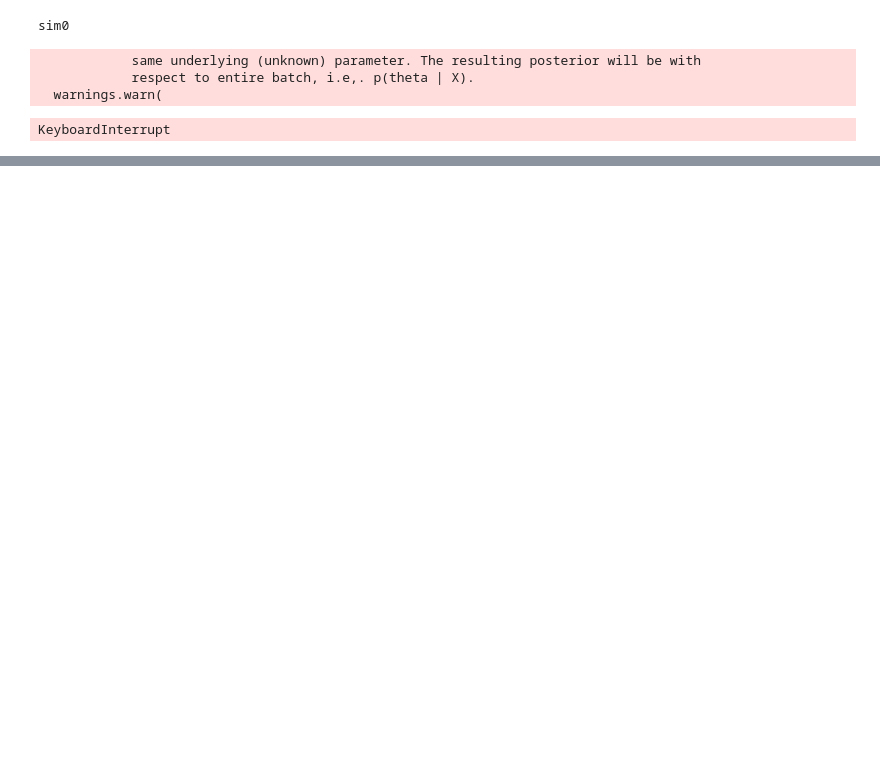
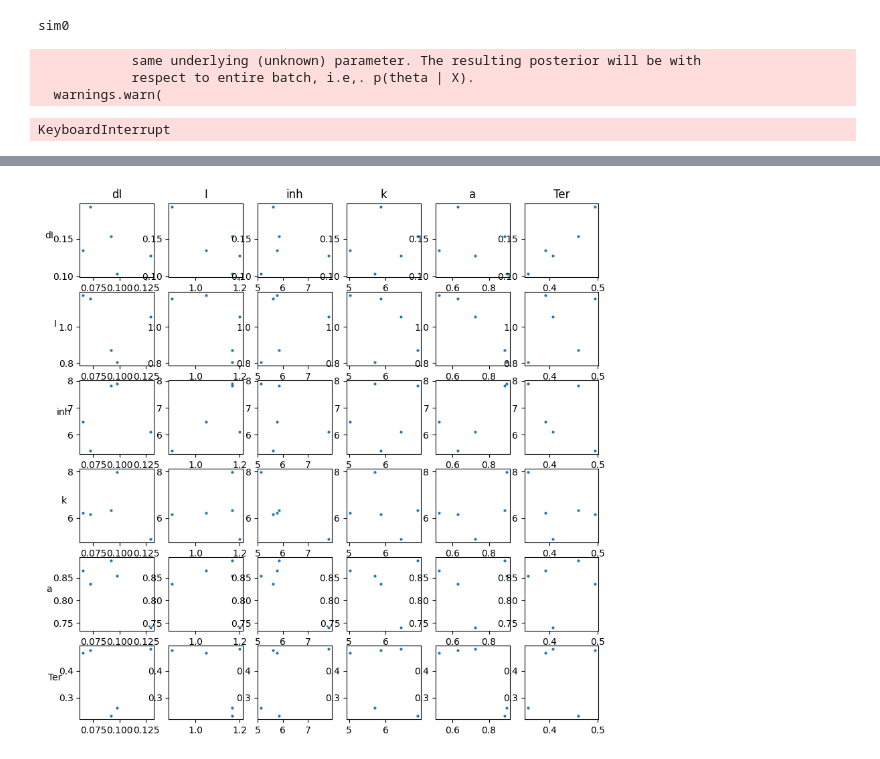
Before and after one commit to Jiashun97/sbi, a Jupyter notebook: LCA6_3ATF.ipynb, the cells around one changed output, grey strips where cells are left out. Saved outputs shown, nothing was run; the diff lists cells and outputs as text; code cells hidden in the pictures; blank space fills up the shorter version.

```diff
--- a/LCA6_3ATF.ipynb
+++ b/LCA6_3ATF.ipynb
@@ -95,0 +111,6 @@ sim_fit_plot_all(parameters[7:28,:], par_fitted[7:28,:], par_labels, par_fitted_
+# %%
+par_labels = ["dI", "I", "inh", "k","a","Ter"]
+par_fitted_labels = ["dI", "I", "inh", "k","a","Ter"]
+sim_fit_plot_all(parameters[:5,:], par_fitted[:5,:], par_labels, par_fitted_labels)
+# %% [output]
+[figure, added]
```
Also changed, not shown: parts of 8 cells of this notebook, 7 other files.
